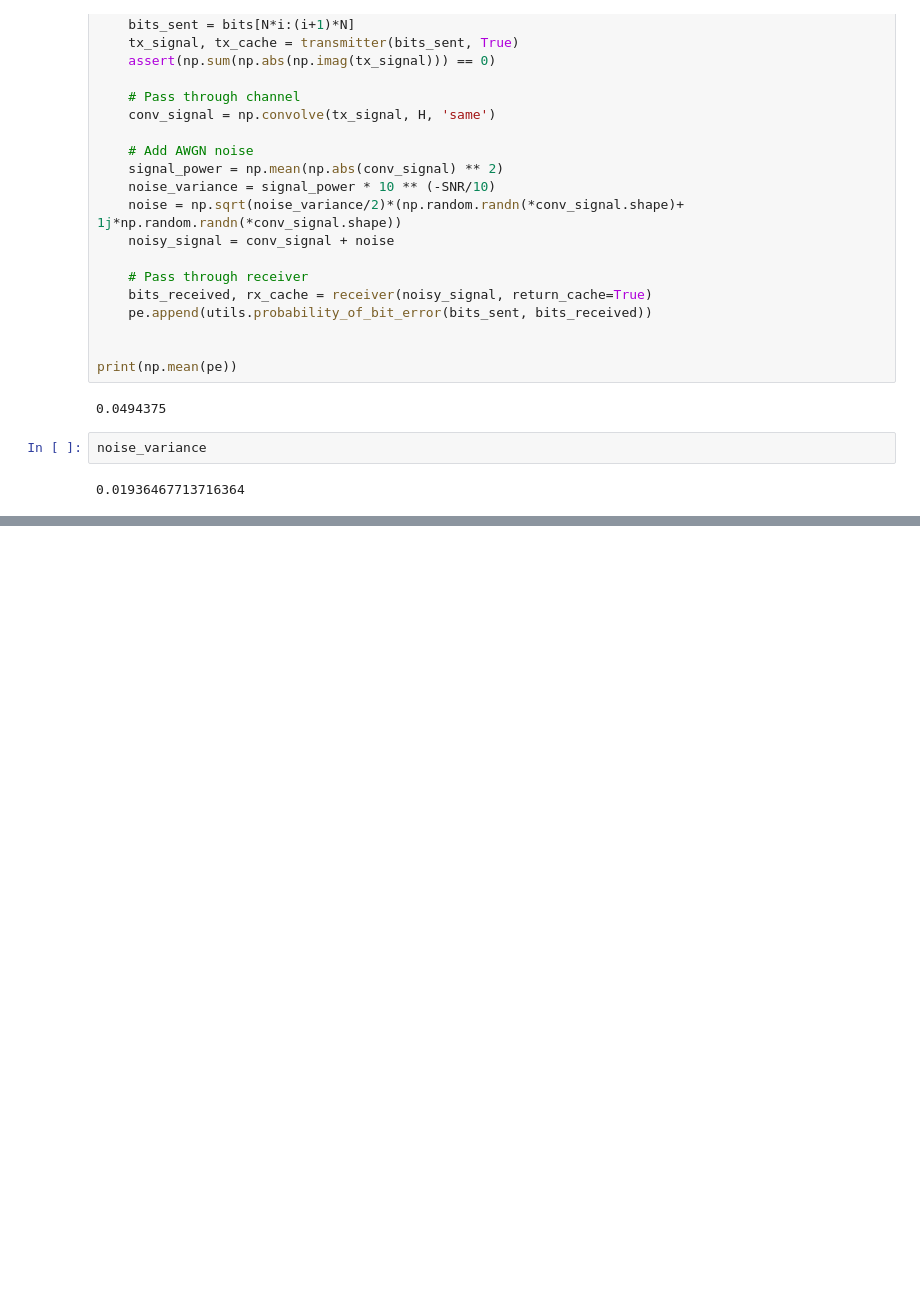
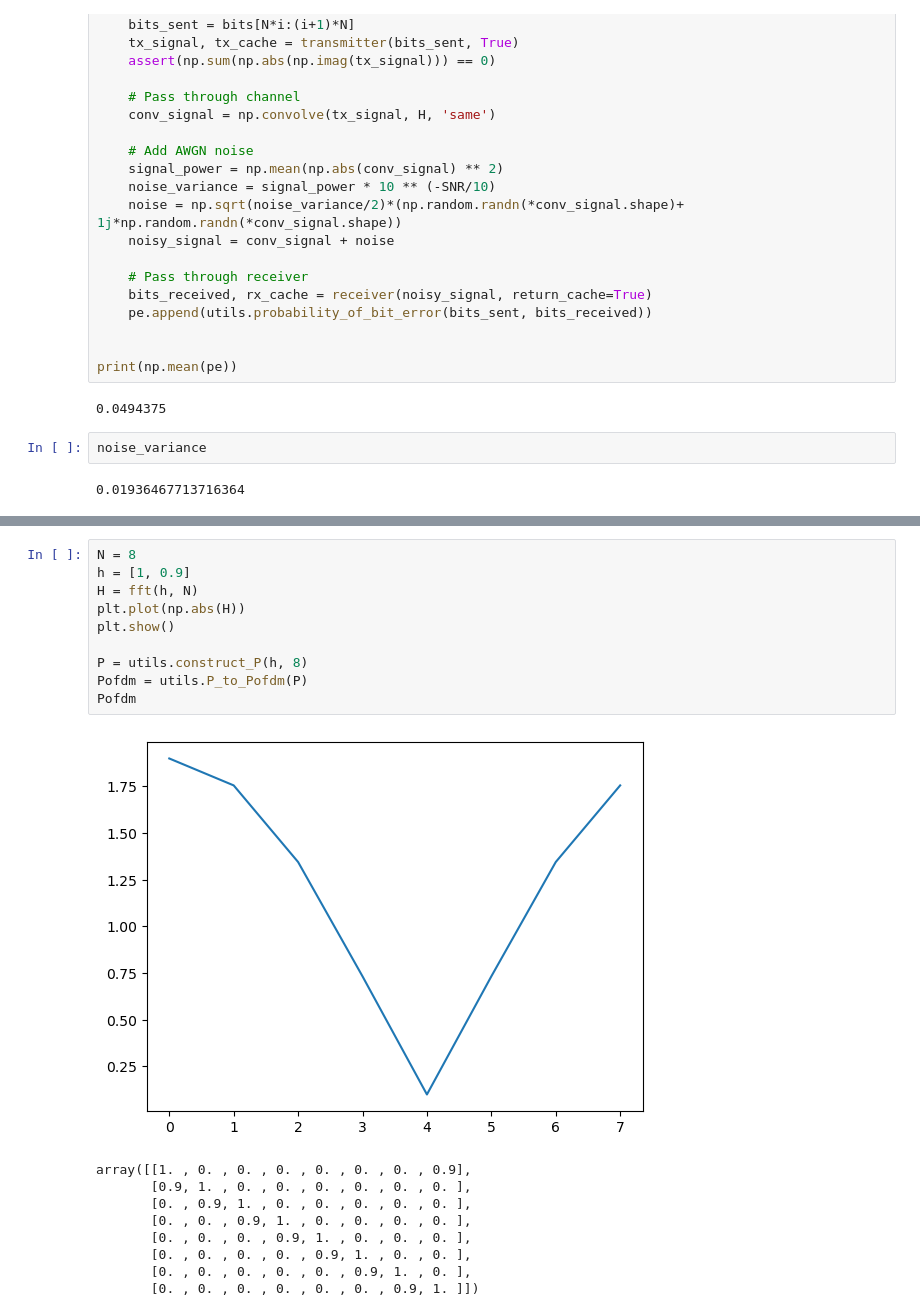
Before and after one commit to JacksonPaull/OFDM, a Jupyter notebook: src/test.ipynb, the cells around one changed output, grey strips where cells are left out. Saved outputs shown, nothing was run; the diff lists cells and outputs as text; blank space fills up the shorter version.

```diff
--- a/src/test.ipynb
+++ b/src/test.ipynb
@@ -56,0 +65,20 @@ noise_variance
+# %%
+N = 8
+h = [1, 0.9]
+H = fft(h, N)
+plt.plot(np.abs(H))
+plt.show()
+
+P = utils.construct_P(h, 8)
+Pofdm = utils.P_to_Pofdm(P)
+Pofdm
+# %% [output]
+[figure, added]
+array([[1. , 0. , 0. , 0. , 0. , 0. , 0. , 0.9],
+       [0.9, 1. , 0. , 0. , 0. , 0. , 0. , 0. ],
+       [0. , 0.9, 1. , 0. , 0. , 0. , 0. , 0. ],
+       [0. , 0. , 0.9, 1. , 0. , 0. , 0. , 0. ],
+       [0. , 0. , 0. , 0.9, 1. , 0. , 0. , 0. ],
+       [0. , 0. , 0. , 0. , 0.9, 1. , 0. , 0. ],
+       [0. , 0. , 0. , 0. , 0. , 0.9, 1. , 0. ],
+       [0. , 0. , 0. , 0. , 0. , 0. , 0.9, 1. ]])
```
Also changed, not shown: parts of 6 cells of this notebook, 5 other files.
